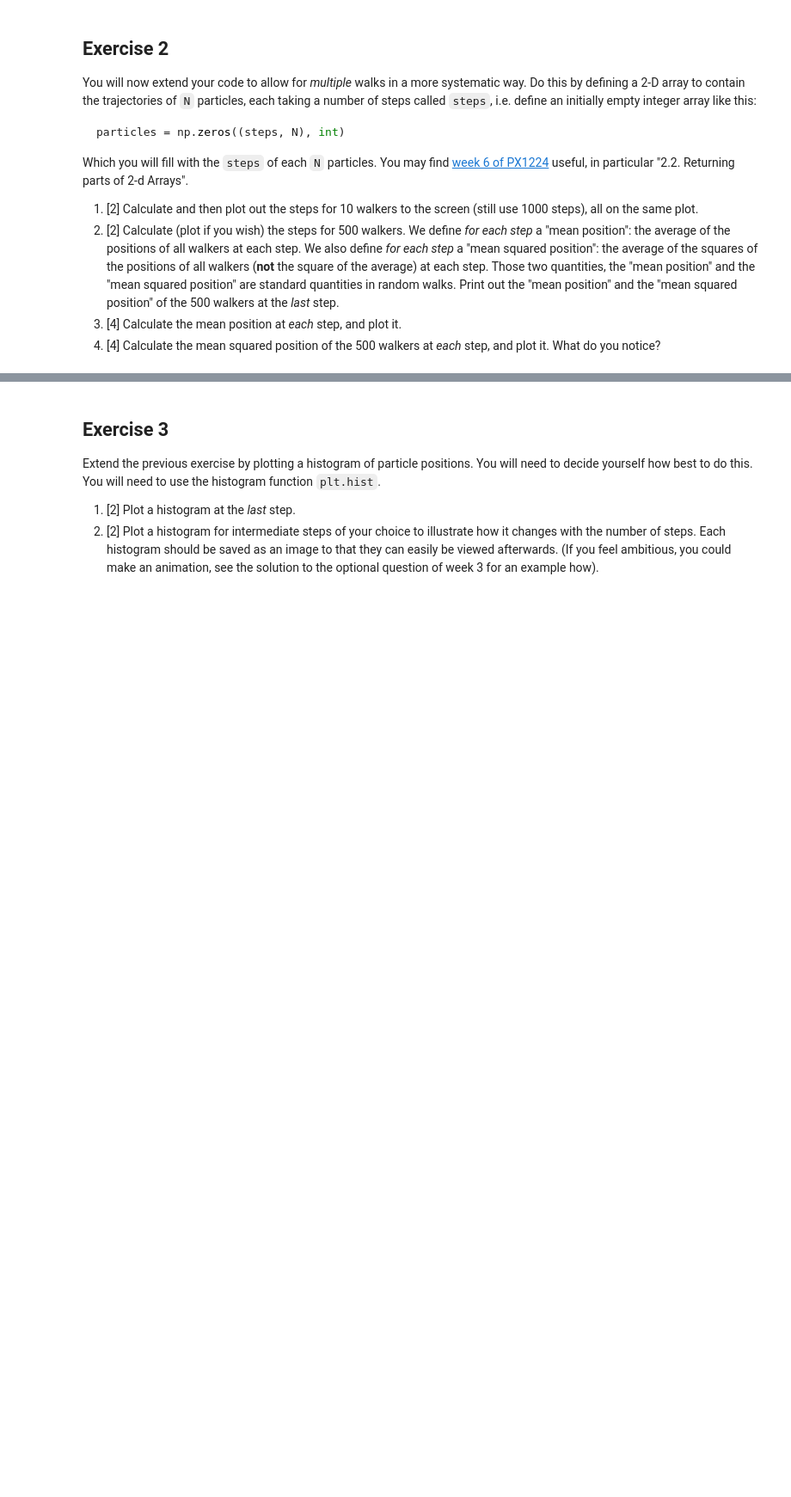
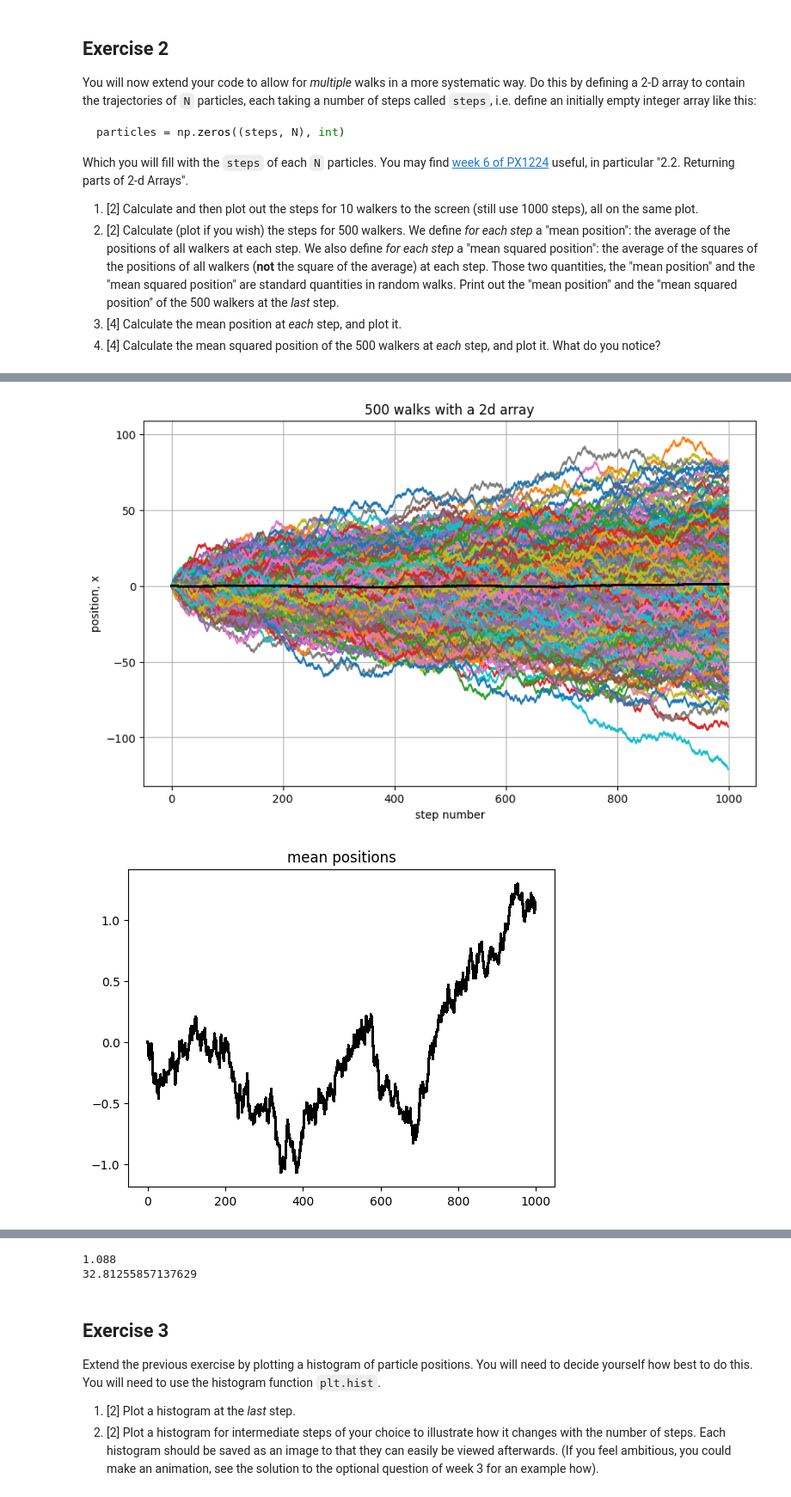
Before and after one commit to PX2145-2025/week-7-b-Williams-Carys, a Jupyter notebook: Random_walk.ipynb, the cells around one changed output, grey strips where cells are left out. Shown at 86% size. Drawn from its saved outputs; the diff is of its cells as text; code cells hidden in the pictures; blank space fills up the shorter version.

```diff
--- a/Random_walk.ipynb
+++ b/Random_walk.ipynb
@@ -159,0 +160,52 @@ plt.show()
+# %%
+def walk(steps):
+    x = np.zeros(steps, int)
+    x[0] = 0
+    for i in range(1, len(x)):
+        rnd = random()
+        if (rnd<0.5):
+            x[i] = x[i-1] + 1
+        else:
+            x[i] = x[i-1] - 1
+    return x
+
+steps = 1000
+walkers = 500
+
+particles = np.zeros((steps, walkers), int)
+for i in range(walkers):
+    particles[:, i] = walk(steps)
+
+plt.figure(figsize=(10, 6))
+for i in range(walkers):
+    plt.plot(np.arange(steps), particles[:, i])
+
+plt.xlabel("step number")
+plt.ylabel("position, x")
+plt.title("500 walks with a 2d array")
+plt.grid(True)
+
+for i in range(walkers):
+  mean_position = np.mean(particles, axis = 1)
+  plt.plot(np.arange(steps), mean_position, color = 'black')
+plt.show()
+
+for i in range(walkers):
+  mean_position = np.mean(particles, axis = 1)
+  plt.plot(np.arange(steps), mean_position, color = 'black')
+  plt.title('mean positions')
+plt.show()
+
+for i in range(walkers):
+  rms_position = np.sqrt(np.mean(particles**2, axis = 1))
+  plt.plot(np.arange(steps), rms_position, color = 'black')
+  plt.title('mean squared positions')
+plt.show()
+
+
+
+print(mean_position[-1])
+print(rms_position[-1])
+# %% [output]
+[figure, added]
+[figure, added]
@@ -160,3 +213,5 @@ plt.show()
+1.088
+32.81255857137629
 # %% [markdown]
 ## Exercise 3
 Extend the previous exercise by plotting a histogram of particle positions. You will need to decide yourself how best to do this. You will need to use the histogram function `plt.hist`.
```
Also changed, not shown: parts of 11 cells of this notebook.
